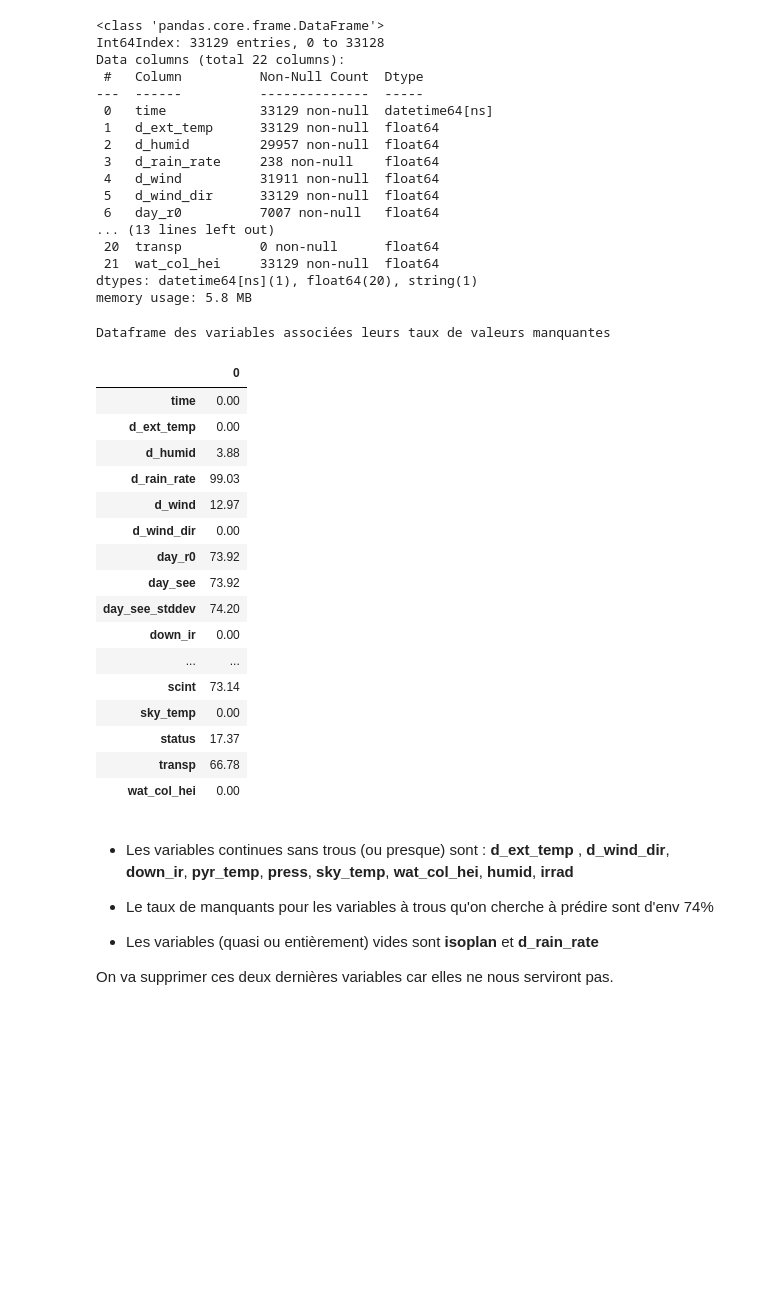
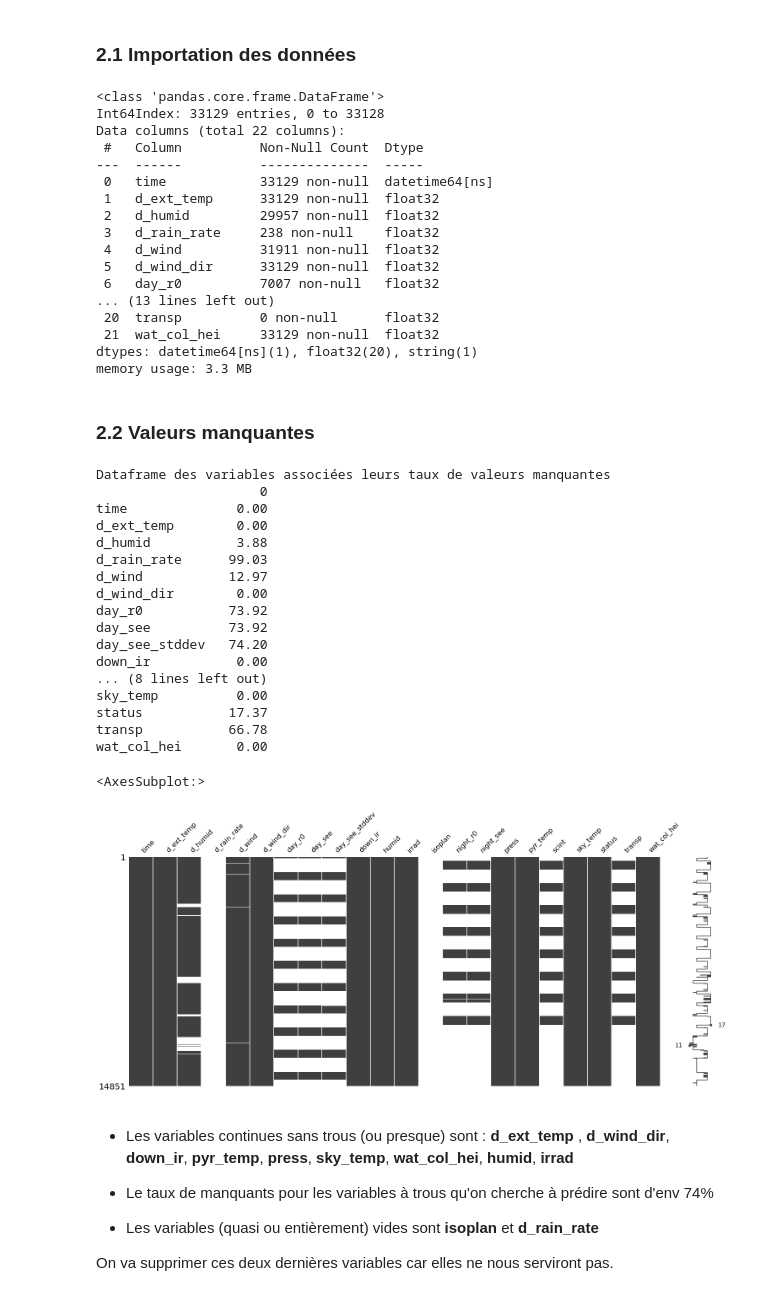
Before and after one commit to datacraft-paris/2310-Yewan-MissingValues, a Jupyter notebook: atelier_missing_values.ipynb, the cells around one changed output. Cells and saved outputs as stored; diff of their text form; code cells hidden in the pictures; blank space fills up the shorter version.

```diff
--- a/atelier_missing_values.ipynb
+++ b/atelier_missing_values.ipynb
@@ -65,12 +61,24 @@ from utils import *
+# %% [markdown]
+### 2.1 Importation des données
 # %%
+import pandas as pd
+import numpy as np
+import seaborn as sns
+import matplotlib.pyplot as plt
+from utils import *
+
 cols_names = ['time', 'status', 'd_ext_temp', 'd_humid', 'd_rain_rate', 'd_wind', 'd_wind_dir', 'day_r0', 'day_see',
             'day_see_stddev', 'down_ir', 'humid', 'irrad', 'isoplan', 'night_r0', 'night_see', 'press',
             'pyr_temp', 'scint', 'sky_temp', 'transp', 'wat_col_hei']
-column_types = ['string', 'string', 'float', 'float', 'float', 'float', 'float', 'float', 'float', 'float', 'float',
-                'float', 'float', 'float', 'float', 'float', 'float', 'float', 'float', 'float', 'float', 'float']
+column_types = ['string', 'string', 'float32', 'float32', 'float32', 'float32', 'float32', 'float32', 'float32', 'float32', 'float32',
+                'float32', 'float32', 'float32', 'float32', 'float32', 'float32', 'float32', 'float32', 'float32', 'float32', 'float32']
+
+
 dtype = dict(zip(cols_names, column_types))
 
-df = pd.read_csv('data/tenerife_2020.csv', dtype=dtype)
+df = pd.read_csv('data/tenerife_2020.csv', usecols=cols_names, dtype=dtype)
+df.replace(0, np.nan, inplace=True)
+df.replace([np.inf, -np.inf], np.nan, inplace=True)
 df['time'] = pd.to_datetime(df['time'], unit='ns')
 
 df[df['time'].dt.month == 1].info()
@@ -81,40 +89,45 @@ Data columns (total 22 columns):
  #   Column          Non-Null Count  Dtype
 ---  ------          --------------  -----
  0   time            33129 non-null  datetime64[ns]
- 1   d_ext_temp      33129 non-null  float64
- 2   d_humid         29957 non-null  float64
- 3   d_rain_rate     238 non-null    float64
- 4   d_wind          31911 non-null  float64
- 5   d_wind_dir      33129 non-null  float64
- 6   day_r0          7007 non-null   float64
+ 1   d_ext_temp      33129 non-null  float32
+ 2   d_humid         29957 non-null  float32
+ 3   d_rain_rate     238 non-null    float32
+ 4   d_wind          31911 non-null  float32
+ 5   d_wind_dir      33129 non-null  float32
+ 6   day_r0          7007 non-null   float32
 ... (13 lines left out)
- 20  transp          0 non-null      float64
- 21  wat_col_hei     33129 non-null  float64
-dtypes: datetime64[ns](1), float64(20), string(1)
-memory usage: 5.8 MB
+ 20  transp          0 non-null      float32
+ 21  wat_col_hei     33129 non-null  float32
+dtypes: datetime64[ns](1), float32(20), string(1)
+memory usage: 3.3 MB
+# %% [markdown]
+### 2.2 Valeurs manquantes
 # %%
+import missingno as msno
 missing_df = missingDF(df)
 print('Dataframe des variables associées leurs taux de valeurs manquantes')
-missing_df
+print(missing_df)
+msno.matrix(df[df['time'].dt.month == 7]) # pour juillet
 # %% [output]
 Dataframe des variables associées leurs taux de valeurs manquantes
+                     0
+time              0.00
+d_ext_temp        0.00
+d_humid           3.88
+d_rain_rate      99.03
+d_wind           12.97
+d_wind_dir        0.00
+day_r0           73.92
+day_see          73.92
+day_see_stddev   74.20
+down_ir           0.00
+... (8 lines left out)
+sky_temp          0.00
+status           17.37
+transp           66.78
+wat_col_hei       0.00
-|  | 0 |
-| time | 0.00 |
-| d_ext_temp | 0.00 |
-| d_humid | 3.88 |
-| d_rain_rate | 99.03 |
-| d_wind | 12.97 |
-| d_wind_dir | 0.00 |
-| day_r0 | 73.92 |
-| day_see | 73.92 |
-| day_see_stddev | 74.20 |
-| down_ir | 0.00 |
-| ... | ... |
-| scint | 73.14 |
-| sky_temp | 0.00 |
-| status | 17.37 |
-| transp | 66.78 |
-| wat_col_hei | 0.00 |
+<AxesSubplot:>
+[figure, added]
 # %% [markdown]
 
 - Les variables continues sans trous (ou presque) sont : __d_ext_temp__ , __d_wind_dir__, __down_ir__, __pyr_temp__, __press__, __sky_temp__, __wat_col_hei__, __humid__, __irrad__
```
Also changed, not shown: parts of 36 cells of this notebook, 2 other files.
